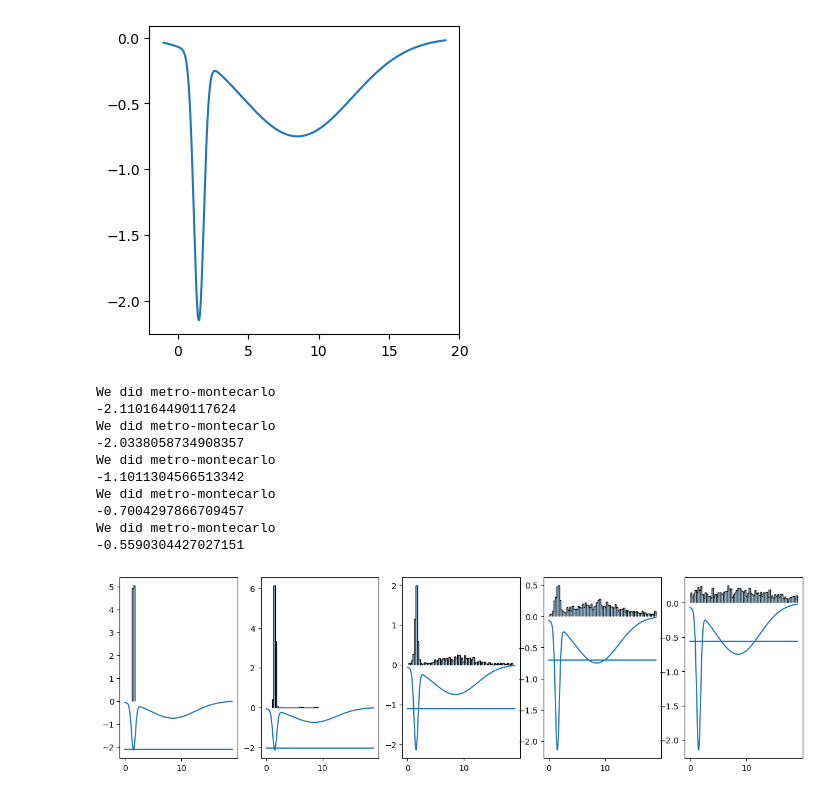
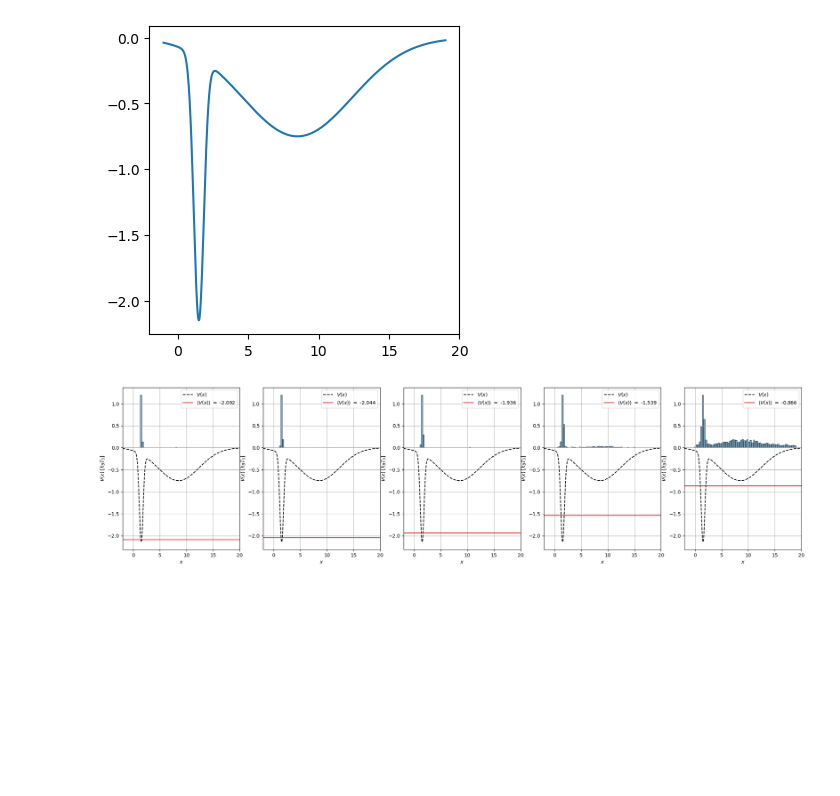
Before and after one commit to karsten3112/Computational-Physics, a Jupyter notebook: Week2/exercise10.ipynb, the cells around one changed output. Drawn from its saved outputs; the diff is of its cells as text; code cells hidden in the pictures; blank space fills up the shorter version.

Commit message:
fixed metropolis week 2 and aded few things

```diff
--- a/Week2/exercise10.ipynb
+++ b/Week2/exercise10.ipynb
@@ -12,7 +9,7 @@ plt.rc('animation', html='jshtml')
 def gauss(xs, x0, spread):
     return np.exp(-((xs-x0)**2)/spread**2)
 
-def v_pot(xs, T, k, x0):
+def v_pot(xs):
     return -2.0*gauss(xs, 1.5, 0.5)-0.75*gauss(xs, 8.5, 5.5)
 # %%
 fig, ax = plt.subplots(figsize=(4,4))
@@ -23,29 +20,24 @@ ax.plot(xs, v_pot(xs, 0, 0,0))
 [figure]
 # %%
 def proposal_func(x, x_min=0.0, x_max=19.0):
-    return x_min + (x_max-x_min)*np.random.rand(1)
+    return (x_min + (x_max-x_min)*np.random.rand(1))[0]
 
 temps = [0.05, 0.15, 0.25, 0.35, 0.65]
 pots = []
+v_func_args = {}
+prop_args = {}
 for temp in temps:
-    pot = H_pot(T=temp, x_0=1.0, v_func=v_pot)
+    pot = H_metro(T=temp, v_func=v_pot, v_func_args=v_func_args, x0=6.5, proposal_func=proposal_func, proposal_func_args=prop_args, N=4000)
     pots.append(pot)
 # %%
-fig, axs= plt.subplots(1, 5, figsize=(15,4))
+fig, axs= plt.subplots(1, 5, figsize=(25,6))
 for ax, pot in zip(axs, pots):
-    p_handler = P_dist_handler(x_min=-1.0, x_max=10.0, N=1000, proposal_func=proposal_func)
-    pot.clear_p_handler(p_handler)
-    print(pot.get_v_avg)
-    pot.plot(ax, plot_range=[0.0, 19.0], bin_size=0.25)
+    ax.grid()
+    ax.set_xlabel(r"$x$")
+    ax.set_ylabel(r"$V(x)$ $[k_BT_{0}]$")
+    ax.set_xlim([-2,20])
+    #ax.set_ylim([0,2])
+    pot.plot(ax, plot_range=[-2.0, 20.0], bin_size=0.3)
+    ax.legend()
 # %% [output]
-We did metro-montecarlo
--2.110164490117624
-We did metro-montecarlo
--2.0338058734908357
-We did metro-montecarlo
--1.1011304566513342
-We did metro-montecarlo
--0.7004297866709457
-We did metro-montecarlo
--0.5590304427027151
-[figure, old version]
+[figure, new version]
```
Also changed, not shown: parts of 3 cells of this notebook, 7 other files.
